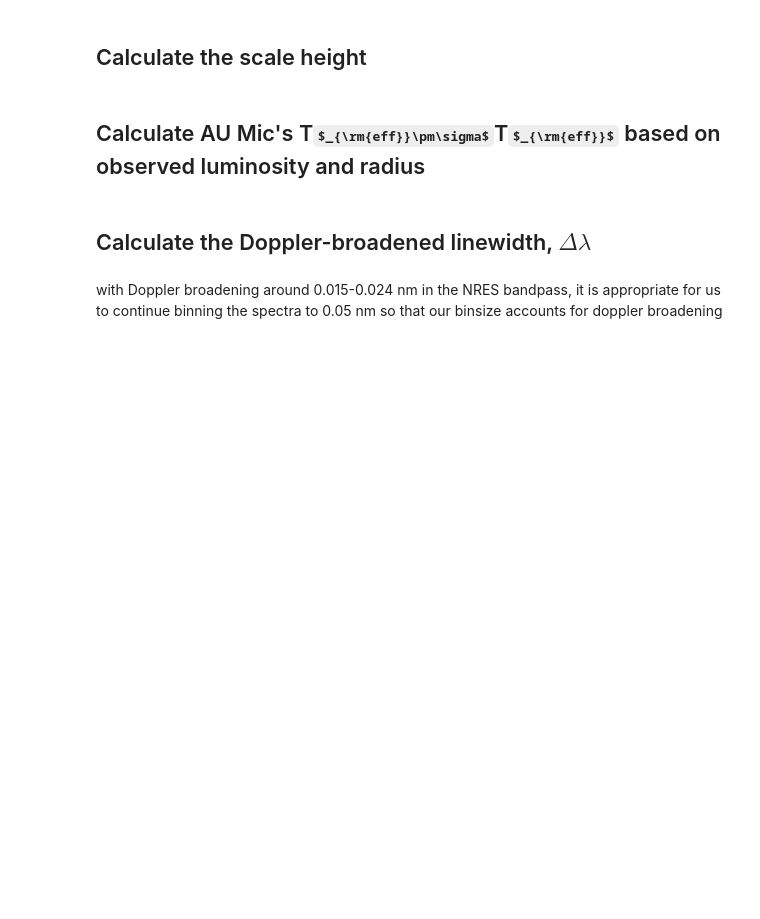
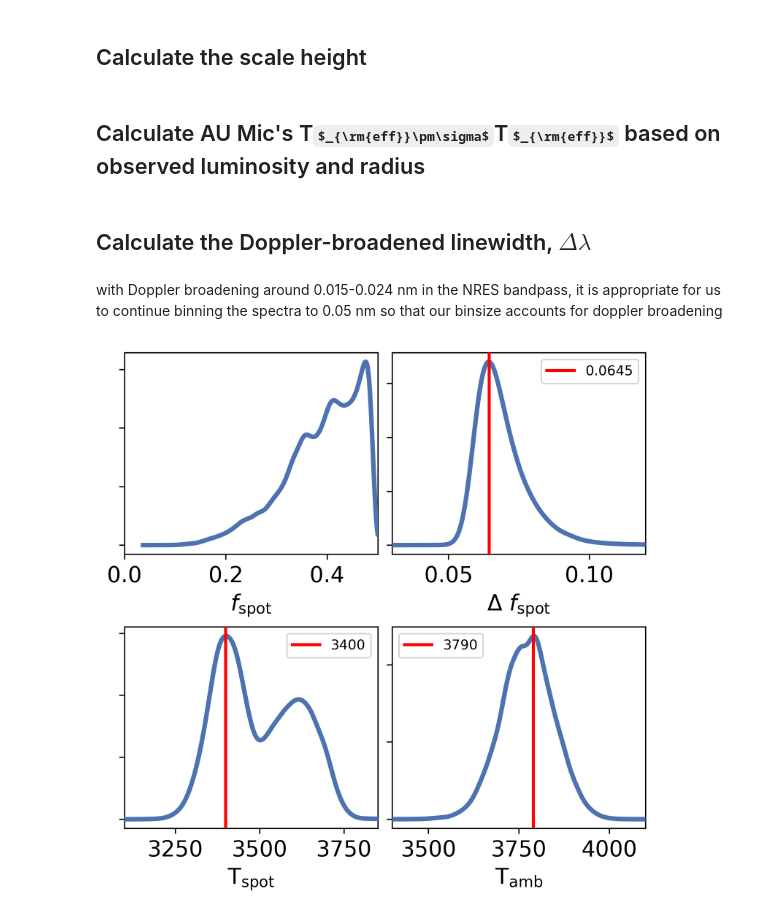
Before and after one commit to will-waalkes/AUMicTLSE, a Jupyter notebook: Modeling/paper_calculations.ipynb, the cells around one changed output. Saved outputs shown, nothing was run; the diff lists cells and outputs as text; code cells hidden in the pictures; some formulas as TeX source; blank space fills up the shorter version.

```diff
--- a/Modeling/paper_calculations.ipynb
+++ b/Modeling/paper_calculations.ipynb
@@ -65,0 +113,38 @@ with Doppler broadening around 0.015-0.024 nm in the NRES bandpass, it is approp
+# %%
+f_posterior = f_kde[0].density*f_kde[2].density*f_kde[1].density*f_kde[3].density
+df_posterior = df_kde[0].density*df_kde[2].density*df_kde[1].density*df_kde[3].density
+Tspot_posterior = Tspot_kde[0].density*Tspot_kde[2].density*Tspot_kde[1].density*Tspot_kde[3].density
+Tamb_posterior = Tamb_kde[0].density*Tamb_kde[2].density*Tamb_kde[1].density*Tamb_kde[3].density
+# %%
+fig,ax = plt.subplots(2,2,figsize=(5,5))
+
+ax[0,0].plot(f_kde[0].support, f_posterior, lw=3, zorder=10)
+ax[0,1].plot(df_kde[0].support, df_posterior, lw=3, zorder=10)
+ax[1,0].plot(Tamb_kde[0].support, Tspot_posterior, lw=3, zorder=10)
+ax[1,1].plot(Tspot_kde[0].support, Tamb_posterior, lw=3, zorder=10)
+
+ax[0,1].axvline(0.0645, lw=2, zorder=100,label='0.0645',color='red')
+ax[1,0].axvline(3400, lw=2, zorder=100,label='3400',color='red')
+ax[1,1].axvline(3790, lw=2, zorder=100,label='3790',color='red')
+
+ax[0,0].set_xlim(0.0,0.5)
+ax[0,0].set_xlabel(r'$f_{\rm spot}$')
+ax[0,1].set_xlim(0.03,0.12)
+ax[0,1].set_xlabel(r'$\Delta~f_{\rm spot}$')
+ax[1,0].set_xlim(3100,3850)
+ax[1,0].set_xlabel(r'$\rm T_{spot}$')
+ax[1,1].set_xlim(3400,4100)
+ax[1,1].set_xlabel(r'$\rm T_{amb}$')
+
+ax[0,0].set(yticklabels=[])
+ax[0,1].set(yticklabels=[])
+ax[1,0].set(yticklabels=[])
+ax[1,1].set(yticklabels=[])
+
+ax[0,1].legend(loc='upper right',fontsize=9)
+ax[1,0].legend(loc='upper right',fontsize=9)
+ax[1,1].legend(loc = 'upper left',fontsize=9)
+
+plt.savefig('posteriors.png')
+# %% [output]
+[figure, added]
```
Also changed, not shown: parts of 4 cells of this notebook, 3 other files.
